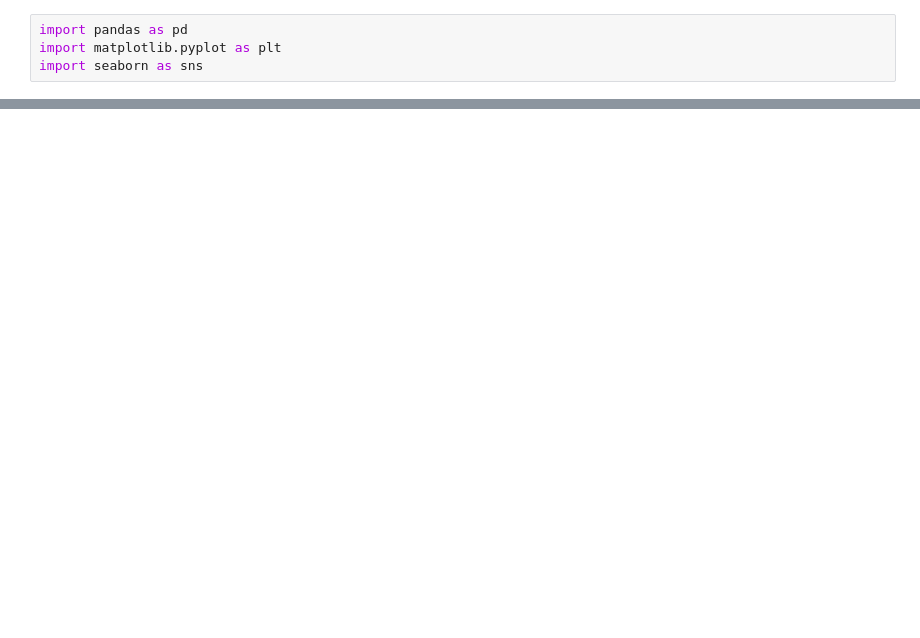
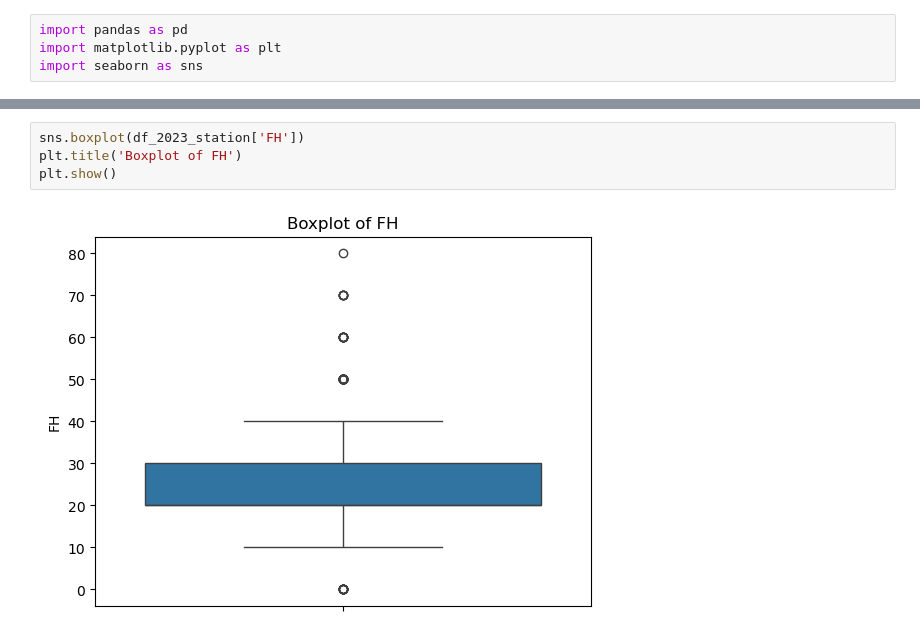
Before and after one commit to AnnavanHerwijnen/TIL6022_python_project, a Jupyter notebook: KNMI_OVfiets_2023-2024_comparison.ipynb, the cells around one changed output, grey strips where cells are left out. Cells and saved outputs as stored; diff of their text form; blank space fills up the shorter version.

```diff
--- a/KNMI_OVfiets_2023-2024_comparison.ipynb
+++ b/KNMI_OVfiets_2023-2024_comparison.ipynb
@@ -81,0 +141,6 @@ df_2023.head()
+# %%
+sns.boxplot(df_2023_station['FH'])
+plt.title('Boxplot of FH')
+plt.show()
+# %% [output]
+[figure, added]
```
Also changed, not shown: parts of 14 cells of this notebook.
